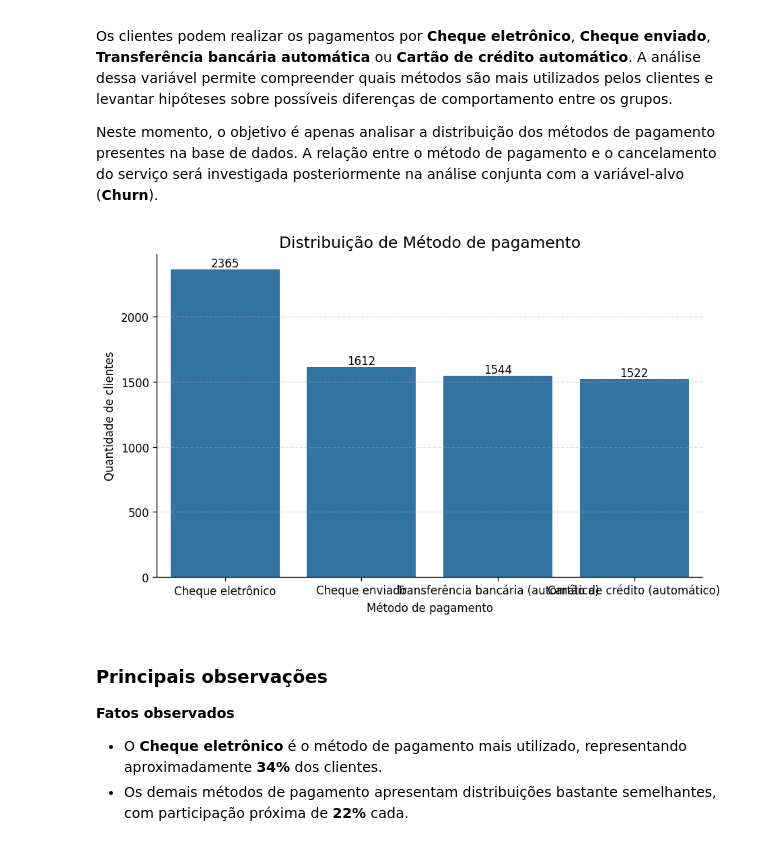
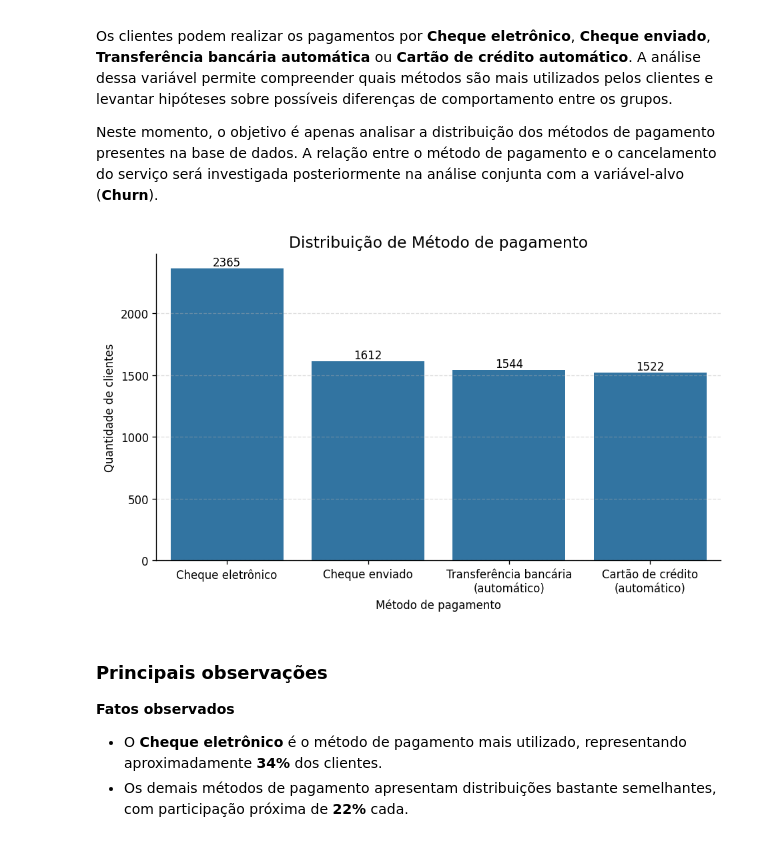
Before and after one commit to alinebbrasil/pg_ciencia_de_dados, a Jupyter notebook: MVP_Machine_Learning_&_Analytics/MVP_Machine_Learning_&_Analytics.ipynb, the cells around one changed output. Cells and saved outputs as stored; diff of their text form; code cells hidden in the pictures.

```diff
--- a/MVP_Machine_Learning_&_Analytics/MVP_Machine_Learning_&_Analytics.ipynb
+++ b/MVP_Machine_Learning_&_Analytics/MVP_Machine_Learning_&_Analytics.ipynb
@@ -1488,39 +1498,41 @@ Neste momento, o objetivo é apenas analisar a distribuição dos métodos de pa
 # %%
 # ============================================================
 # Distribuição do método de pagamento
 # Exibe a quantidade de clientes conforme o método de
 # pagamento utilizado.
 # ============================================================
 
 plt.figure(figsize=(8, 5), dpi=120)
 
 ax = sns.countplot(
     data=df,
     x="PaymentMethod",
     order=df["PaymentMethod"].value_counts().index
 )
 
 # Traduz os rótulos apenas para apresentação.
-ax.set_xticklabels(
-    [
-        CATEGORY_LABELS[label.get_text()]
-        for label in ax.get_xticklabels()
-    ]
-)
+payment_labels = [
+    "Cheque eletrônico",
+    "Cheque enviado",
+    "Transferência bancária\n(automático)",
+    "Cartão de crédito\n(automático)"
+]
+
+ax.set_xticklabels(payment_labels)
 
 plt.title(
     f"Distribuição de {COLUMN_LABELS['PaymentMethod']}",
     fontsize=14
 )
 
 plt.xlabel(COLUMN_LABELS["PaymentMethod"])
 plt.ylabel("Quantidade de clientes")
 
 format_countplot(ax)
 
 plt.show()
 # %% [output]
-[figure, old version]
+[figure, new version]
 # %% [markdown]
 ### Principais observações
 
```
Also changed, not shown: parts of 3 cells of this notebook.
